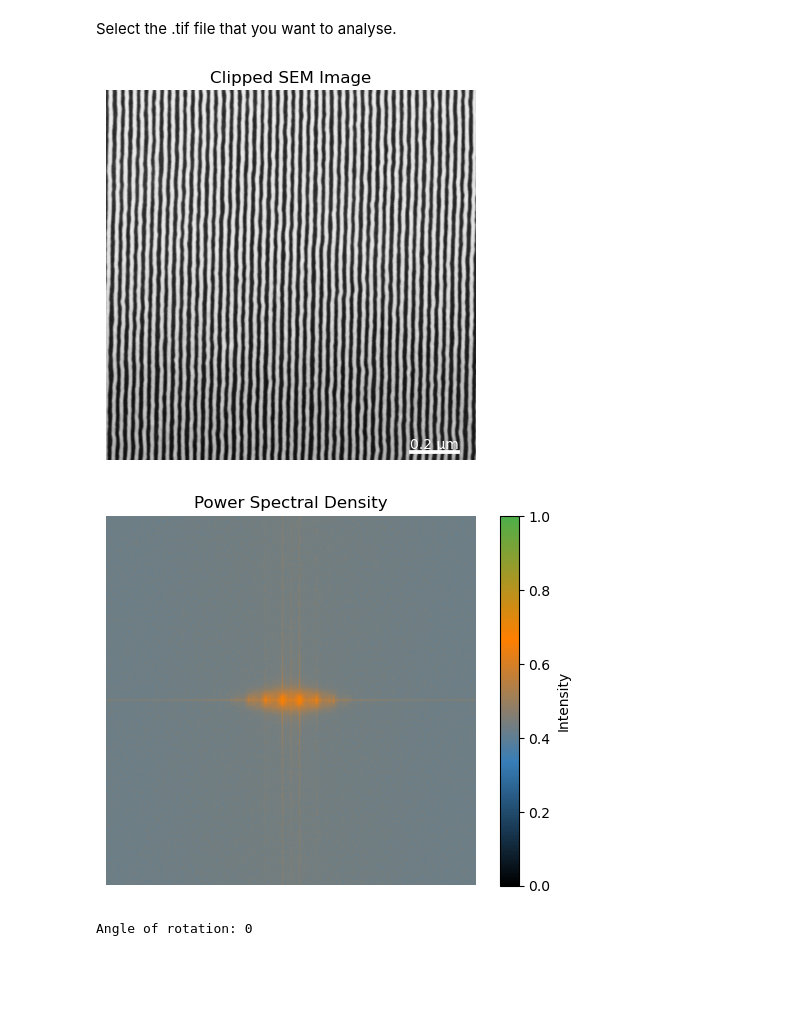
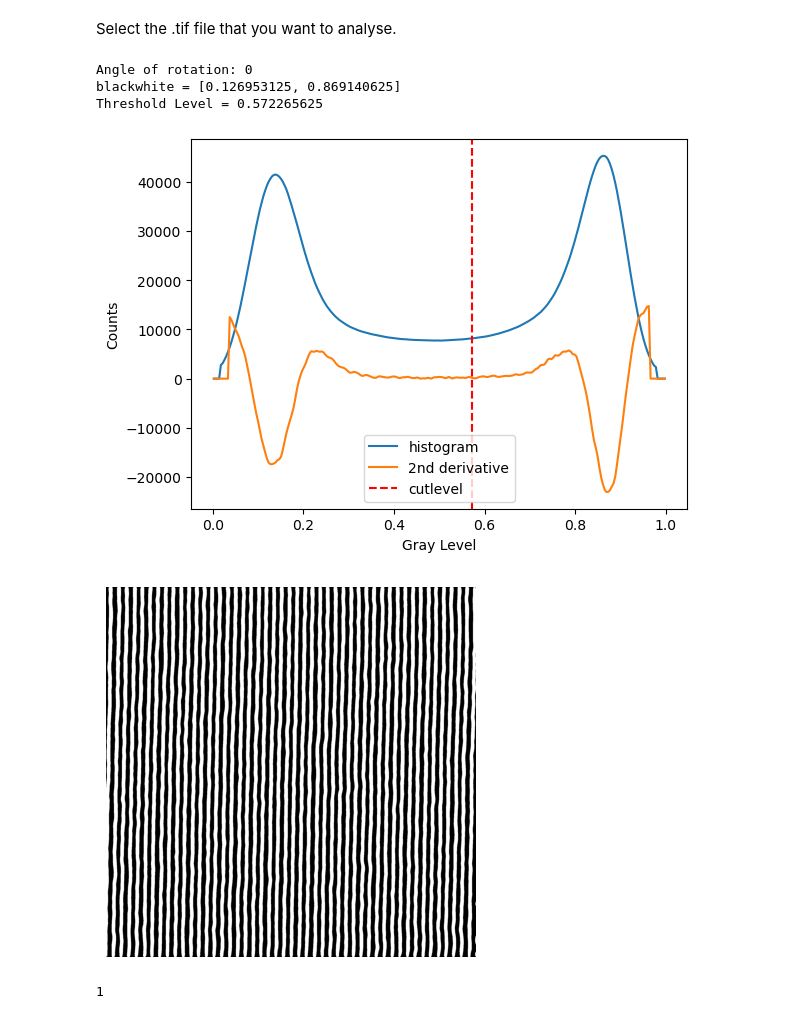
Before and after one commit to DevinGrabner/CD-SEM, a Jupyter notebook: RunThis_CD_SEM_Analysis.ipynb, the cells around one changed output. Drawn from its saved outputs; the diff is of its cells as text; code cells hidden in the pictures; blank space fills up the shorter version.

Commit message:
Added edge detection with threshold calculations
Generate binary image based on calculated threshold and then generates a boundary image of the edges of the grating lines.

```diff
--- a/RunThis_CD_SEM_Analysis.ipynb
+++ b/RunThis_CD_SEM_Analysis.ipynb
@@ -9,9 +10,12 @@ except ImportError:
 # %% [markdown]
 Select the .tif file that you want to analyse.
 # %%
-Image1 = SI.SEMImageDetails()  # Initializes all the variables for the object
-Image1()  # This will run all the analysis
+Image = SI.SEMImageDetails()  # Initializes all the variables for the object
+Image()  # This will run all the analysis
 # %% [output]
+Angle of rotation: 0
+blackwhite = [0.126953125, 0.869140625]
+Threshold Level = 0.572265625
-[figure, old version]
+[figure, new version]
-[figure, old version]
+[figure, new version]
-Angle of rotation: 0
+1
```
Also changed, not shown: parts of 7 cells of this notebook, 5 other files.
